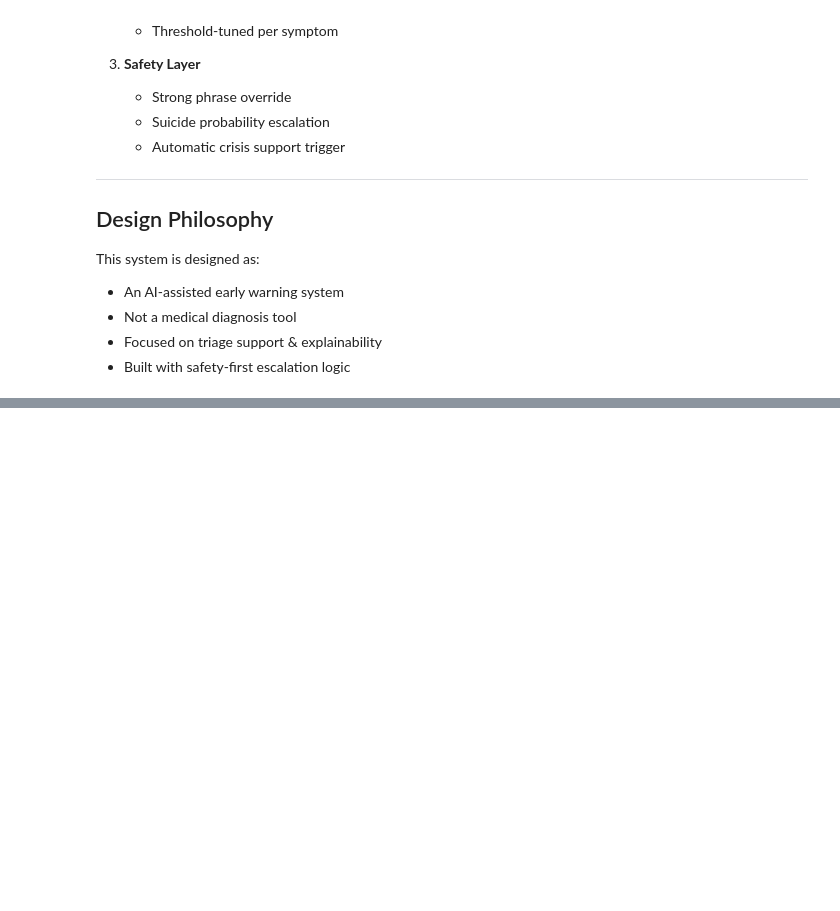
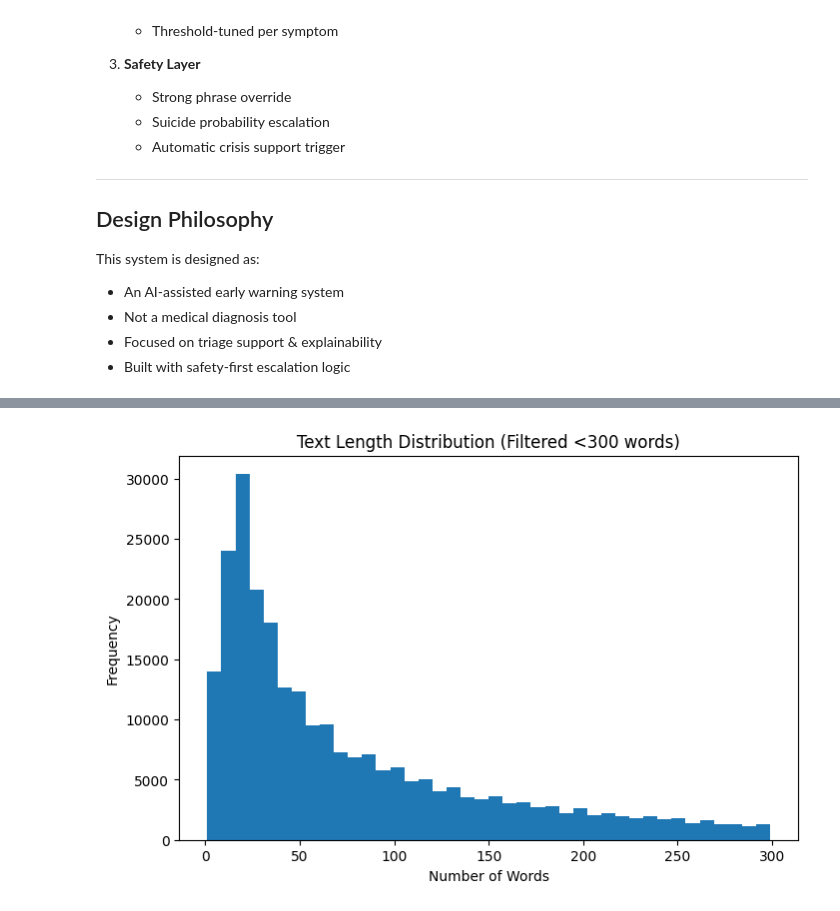
Before and after one commit to NoorHasan92/microsoft-azure-internship-project, a Jupyter notebook: notebooks/01_data_exploration.ipynb, the cells around one changed output, grey strips where cells are left out. Drawn from its saved outputs; the diff is of its cells as text; code cells hidden in the pictures; blank space fills up the shorter version.

```diff
--- a/notebooks/01_data_exploration.ipynb
+++ b/notebooks/01_data_exploration.ipynb
@@ -231,0 +294,12 @@ This system is designed as:
+# %%
+# Remove extreme outliers for clearer visualization
+filtered_lengths = combined_df["text_length"][combined_df["text_length"] < 300]
+
+plt.figure(figsize=(8,5))
+plt.hist(filtered_lengths, bins=40)
+plt.title("Text Length Distribution (Filtered <300 words)")
+plt.xlabel("Number of Words")
+plt.ylabel("Frequency")
+plt.show()
+# %% [output]
+[figure, added]
```
Also changed, not shown: parts of 6 cells of this notebook.
